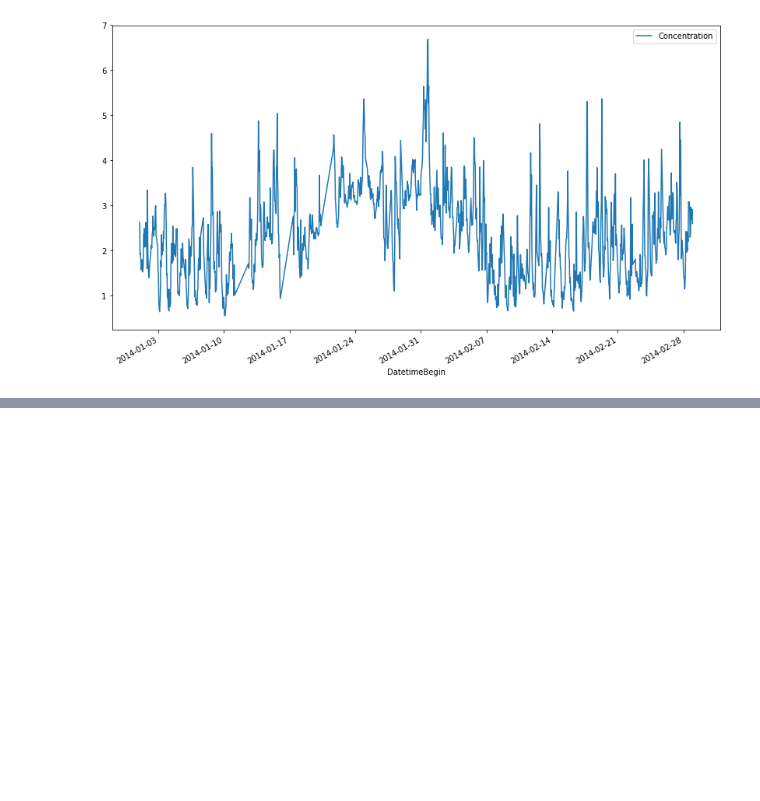
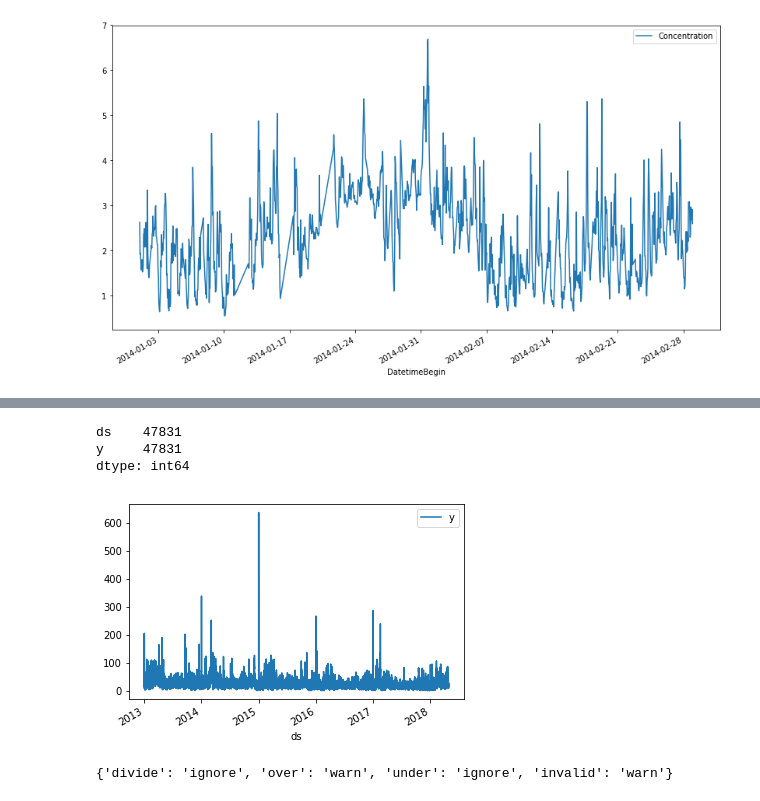
Before and after one commit to Basanites/Pollutant-Prediction, a Jupyter notebook: Leipzig.ipynb, the cells around one changed output, grey strips where cells are left out. Drawn from its saved outputs; the diff is of its cells as text; code cells hidden in the pictures; blank space fills up the shorter version.

```diff
--- a/Leipzig.ipynb
+++ b/Leipzig.ipynb
@@ -108,0 +93,13 @@ DESN082                      46318         46318
+# %%
+ds = pd.to_datetime(df.loc['DESN025', 'PM10'].index.values)
+y = df.loc['DESN025', 'PM10', :]['Concentration'].values
+
+print(ds)
+print(y, '\n')
+
+df2 = pd.DataFrame(data={'ds':ds, 'y':y})
+
+print(df2.head())
+print(df2.dtypes)
+
+#print(df.loc['DESN025'].groupby(['AirPollutant']).count()['AirPollutantCode'])
@@ -108,0 +124,14 @@ DESN082                      46318         46318
+# %%
+df2.plot(x='ds', y='y')
+print(df2.count())
+# %% [output]
+ds    47831
+y     47831
+dtype: int64
+[figure, added]
+# %%
+np.seterr(divide='ignore')
+df2['y'] = pd.DataFrame(np.log(df2['y'])).replace([np.inf, -np.inf], 0)
+np.seterr(divide='warn')
+# %% [output]
+{'divide': 'ignore', 'over': 'warn', 'under': 'ignore', 'invalid': 'warn'}
```
Also changed, not shown: parts of 14 cells of this notebook.
